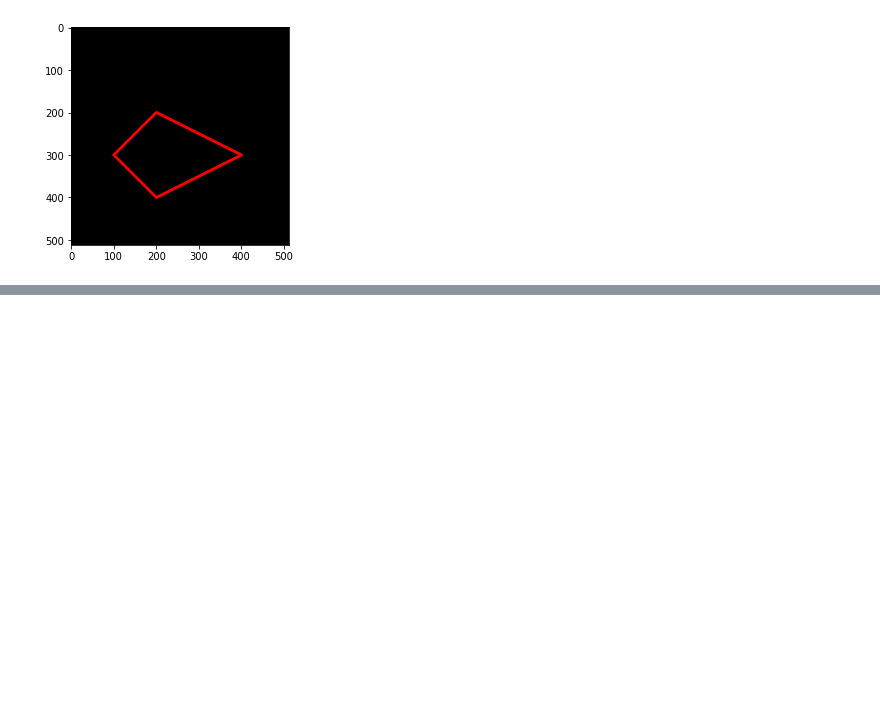
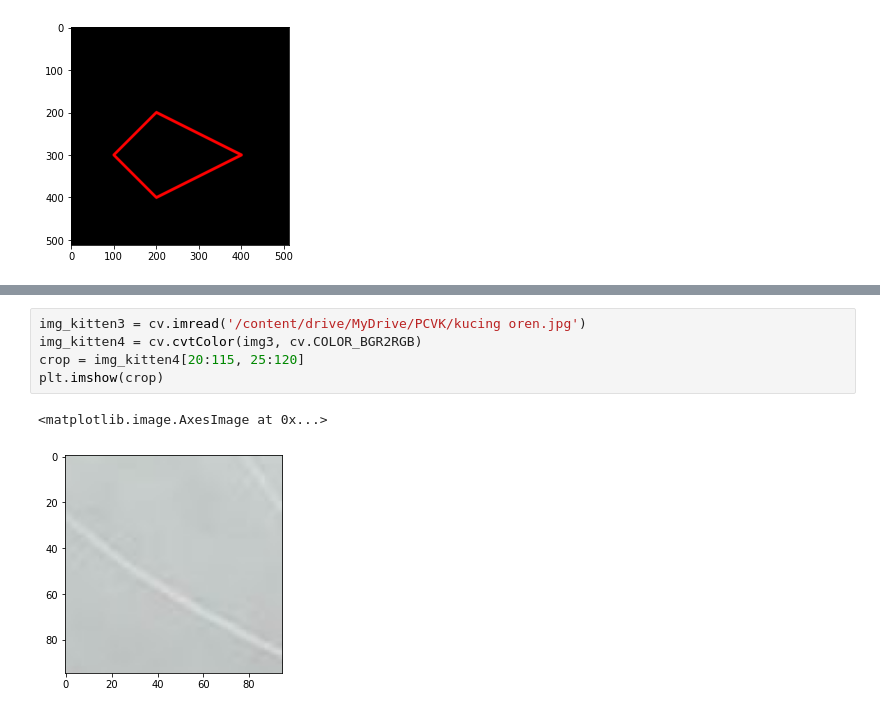
Before and after one commit to HilmyMhiii/PCVK_Genap_2023, a Jupyter notebook: Week2.ipynb, the cells around one changed output, grey strips where cells are left out. Drawn from its saved outputs; the diff is of its cells as text; blank space fills up the shorter version.

```diff
--- a/Week2.ipynb
+++ b/Week2.ipynb
@@ -134,0 +156,8 @@ plt.imshow(black_img2)
+# %%
+img_kitten3 = cv.imread('/content/drive/MyDrive/PCVK/kucing oren.jpg')
+img_kitten4 = cv.cvtColor(img3, cv.COLOR_BGR2RGB)
+crop = img_kitten4[20:115, 25:120]
+plt.imshow(crop)
+# %% [output]
+<matplotlib.image.AxesImage at 0x...>
+[figure, added]
```
Also changed, not shown: parts of 10 cells of this notebook.
